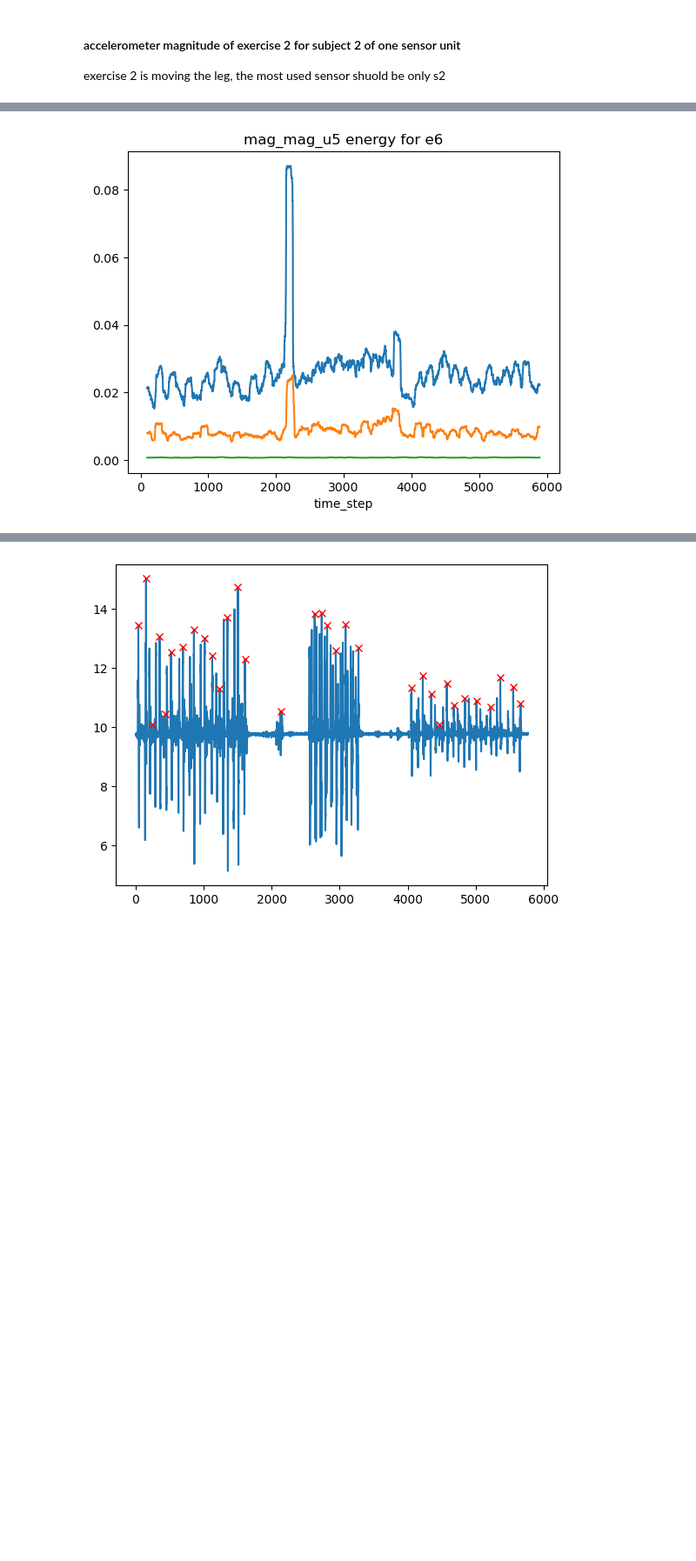
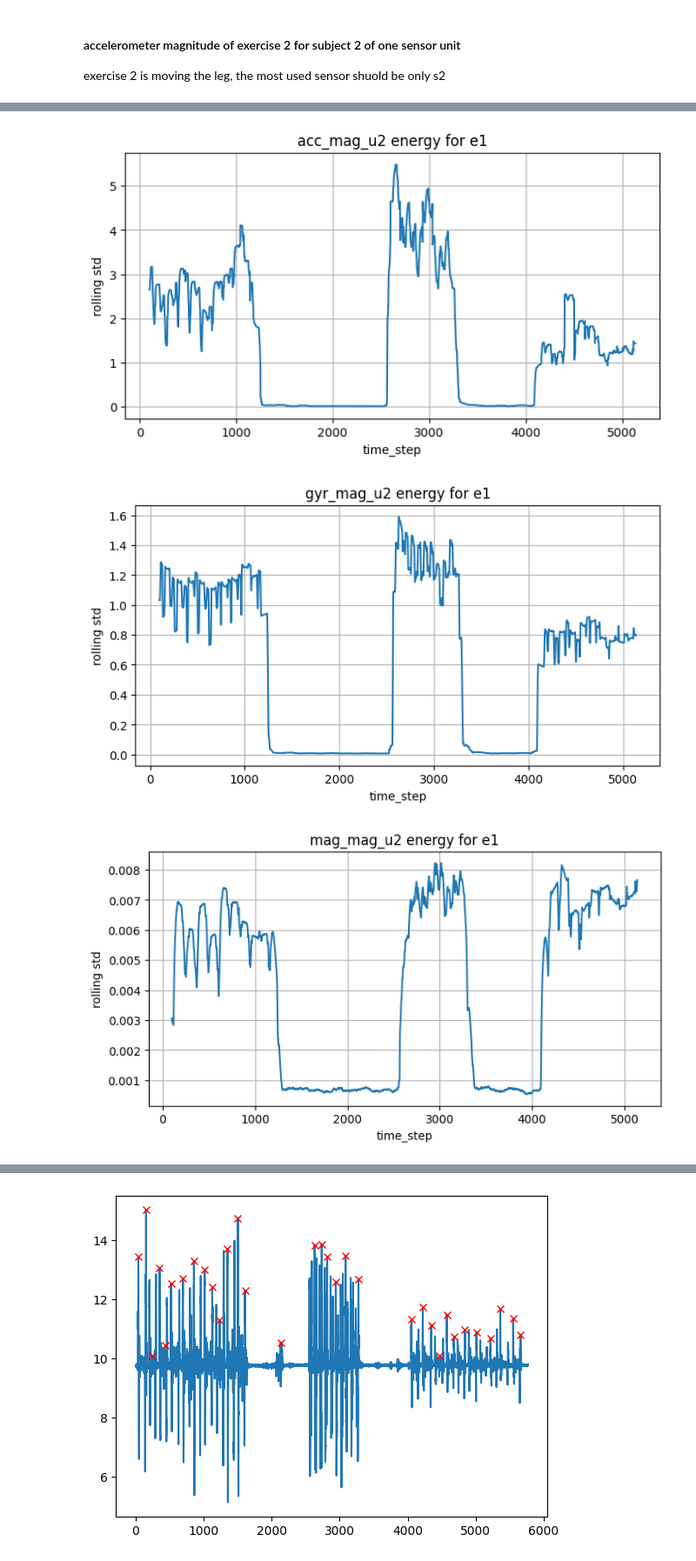
Before and after one commit to alessandrodipiano/wearable-sensor-exercise-recognition, a Jupyter notebook: notebooks/preprocessing.ipynb, the cells around one changed output, grey strips where cells are left out. Shown at 87% size. Saved outputs shown, nothing was run; the diff lists cells and outputs as text; code cells hidden in the pictures; blank space fills up the shorter version.

```diff
--- a/notebooks/preprocessing.ipynb
+++ b/notebooks/preprocessing.ipynb
@@ -122,6 +122,8 @@ def analyze_subject_exercises(subject, merged_df):
         if subject_ex.empty:
             print(f"No data for {exercise}")
             continue
+
+        unit_activity = {}
 
         # Compute magnitudes for all units
         for u in range(1, 6):
@@ -143,7 +145,23 @@ def analyze_subject_exercises(subject, merged_df):
                 subject_ex[f"mag_z_u{u}"]**2
             )
 
-        # Save this exercise dataframe
+            total_std = (
+                subject_ex[f"acc_mag_u{u}"].std() +
+                subject_ex[f"gyr_mag_u{u}"].std() +
+                subject_ex[f"mag_mag_u{u}"].std()
+            )
+            unit_activity[f"u{u}"] = total_std
+
+        # Determine most active unit AFTER all units are processed
+        most_active_unit = max(unit_activity, key=unit_activity.get)
+
+        print(f"\n{exercise} — most active unit: {most_active_unit}")
+        print({k: round(v, 4) for k, v in unit_activity.items()})
+
+        # Add the column to the dataframe
+        subject_ex["most_active_unit"] = most_active_unit
+
+        # Save dataframe
         all_subject_ex[exercise] = subject_ex
 
         threshold = 0.1
@@ -199,5 +217,5 @@ def analyze_subject_exercises(subject, merged_df):
 
     return all_subject_ex
 # %%
-subject_ex=analyze_subject_exercises('s1', merged_df)
+subject_ex=analyze_subject_exercises('s5', merged_df)
 # %% [output]
@@ -212,17 +241,25 @@ subject_ex=analyze_subject_exercises('s1', merged_df)
 # %%
-exercises = [ 'e6']
+exercises = ['e1']
+
 for ex in exercises:
+    sub = subject_ex[ex]
 
-    sub=subject_ex[ex]
-    columns=["acc_mag_u5", 'gyr_mag_u5', 'mag_mag_u5']
+    unit = sub['most_active_unit'].iloc[0]   # or .iat[0]
+    columns = [f"acc_mag_{unit}", f"gyr_mag_{unit}", f"mag_mag_{unit}"]
 
     for column in columns:
         signal = sub[column].to_numpy()
         energy = pd.Series(signal).rolling(100).std()
 
+        plt.figure(figsize=(8, 4))
         plt.plot(energy)
         plt.xlabel('time_step')
+        plt.ylabel('rolling std')
         plt.title(f"{column} energy for {ex}")
+        plt.grid(True)
+        plt.show()
 # %% [output]
-[figure, old version]
+[figure, new version]
+[figure, added]
+[figure, added]
 # %%
```
Also changed, not shown: parts of 6 cells of this notebook.
